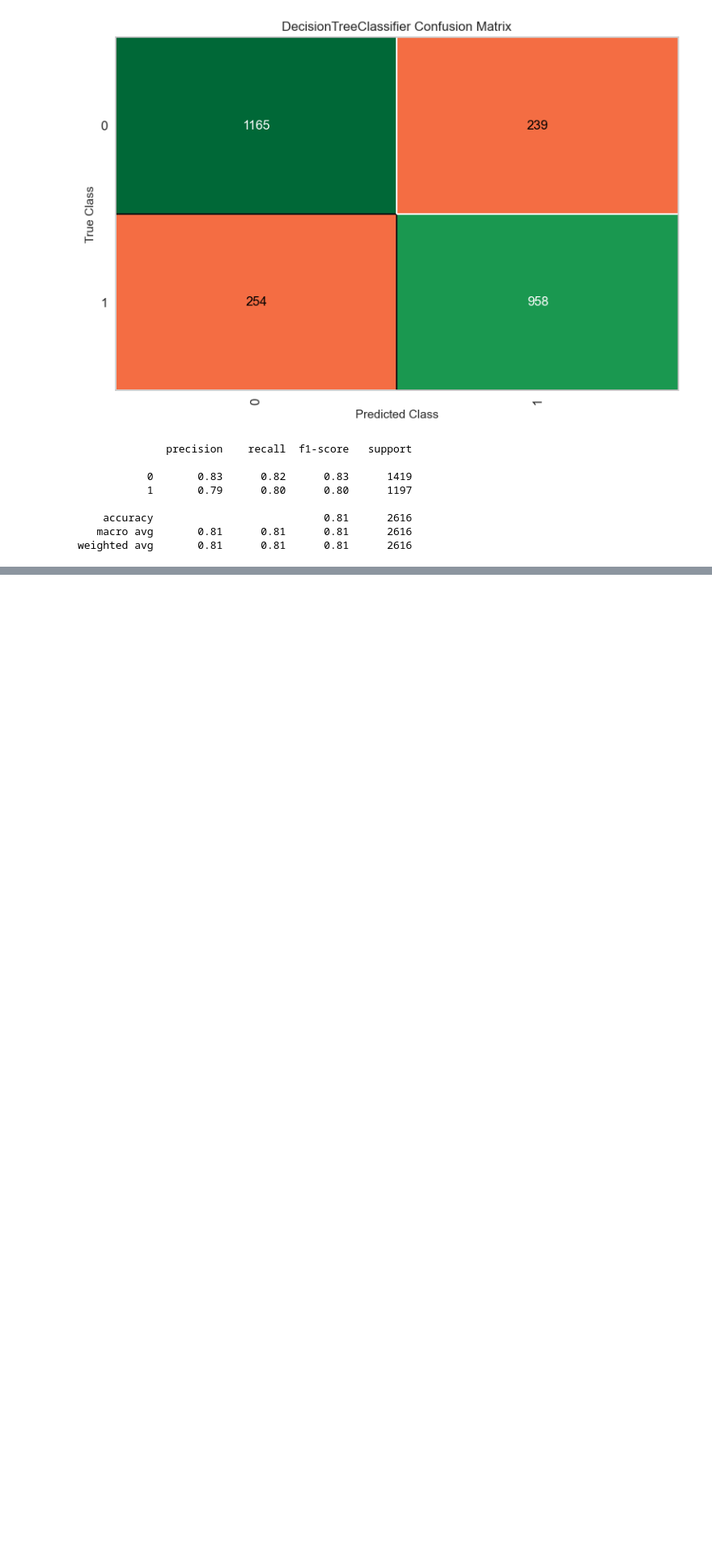
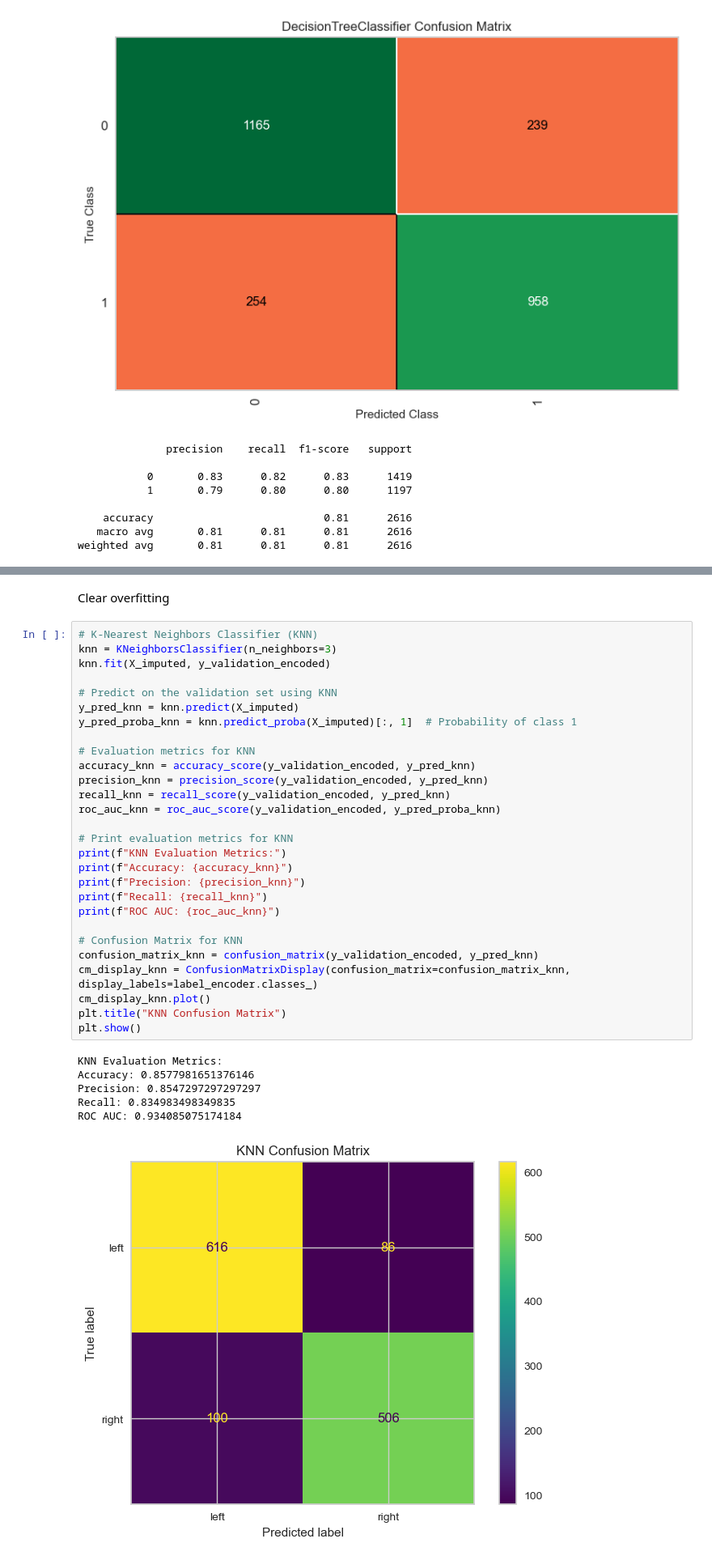
Before and after one commit to Xarcu/TFM_EEG, a Jupyter notebook: notebooks/feature_plots.ipynb, the cells around one changed output, grey strips where cells are left out. Shown at 81% size. Saved outputs shown, nothing was run; the diff lists cells and outputs as text; blank space fills up the shorter version.

```diff
--- a/notebooks/feature_plots.ipynb
+++ b/notebooks/feature_plots.ipynb
@@ -817,0 +893,37 @@ weighted avg       0.81      0.81      0.81      2616
+# %% [markdown]
+Clear overfitting
+# %%
+# K-Nearest Neighbors Classifier (KNN)
+knn = KNeighborsClassifier(n_neighbors=3)
+knn.fit(X_imputed, y_validation_encoded)
+
+# Predict on the validation set using KNN
+y_pred_knn = knn.predict(X_imputed)
+y_pred_proba_knn = knn.predict_proba(X_imputed)[:, 1]  # Probability of class 1
+
+# Evaluation metrics for KNN
+accuracy_knn = accuracy_score(y_validation_encoded, y_pred_knn)
+precision_knn = precision_score(y_validation_encoded, y_pred_knn)
+recall_knn = recall_score(y_validation_encoded, y_pred_knn)
+roc_auc_knn = roc_auc_score(y_validation_encoded, y_pred_proba_knn)
+
+# Print evaluation metrics for KNN
+print(f"KNN Evaluation Metrics:")
+print(f"Accuracy: {accuracy_knn}")
+print(f"Precision: {precision_knn}")
+print(f"Recall: {recall_knn}")
+print(f"ROC AUC: {roc_auc_knn}")
+
+# Confusion Matrix for KNN
+confusion_matrix_knn = confusion_matrix(y_validation_encoded, y_pred_knn)
+cm_display_knn = ConfusionMatrixDisplay(confusion_matrix=confusion_matrix_knn, display_labels=label_encoder.classes_)
+cm_display_knn.plot()
+plt.title("KNN Confusion Matrix")
+plt.show()
+# %% [output]
+KNN Evaluation Metrics:
+Accuracy: 0.8577981651376146
+Precision: 0.8547297297297297
+Recall: 0.834983498349835
+ROC AUC: 0.934085075174184
+[figure, added]
```
Also changed, not shown: parts of 5 cells of this notebook.
